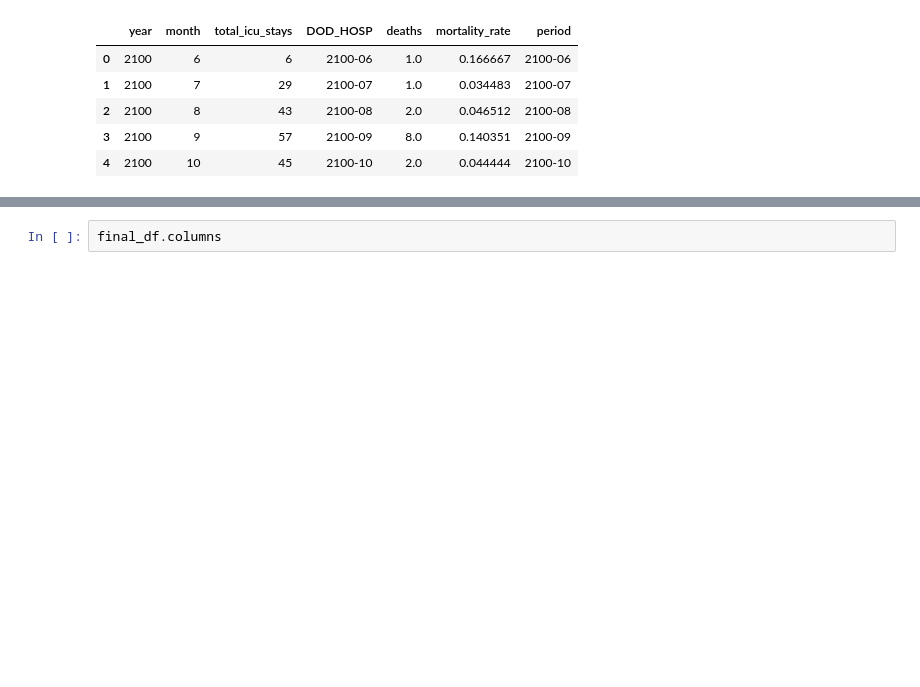
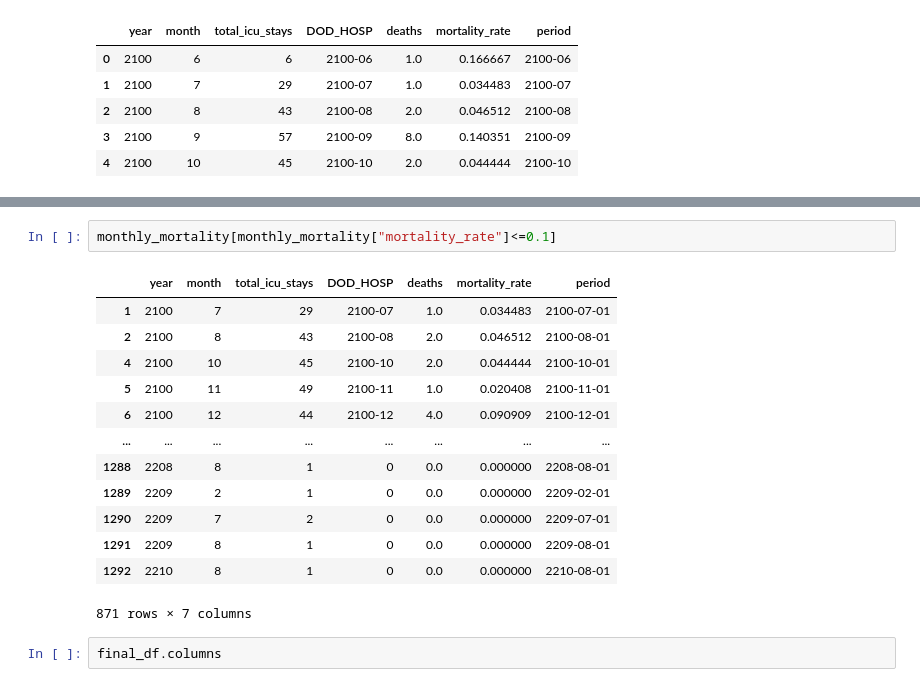
Before and after one commit to Math2130/MIMIC-III-Mortality-Analysis, a Jupyter notebook: VisualizationTime.ipynb, the cells around one changed output, grey strips where cells are left out. Saved outputs shown, nothing was run; the diff lists cells and outputs as text; blank space fills up the shorter version.

```diff
--- a/VisualizationTime.ipynb
+++ b/VisualizationTime.ipynb
@@ -117,3 +177,19 @@ plt.show()
+# %%
+monthly_mortality[monthly_mortality["mortality_rate"]<=0.1]
+# %% [output]
+|  | year | month | total_icu_stays | DOD_HOSP | deaths | mortality_rate | period |
+| 1 | 2100 | 7 | 29 | 2100-07 | 1.0 | 0.034483 | 2100-07-01 |
+| 2 | 2100 | 8 | 43 | 2100-08 | 2.0 | 0.046512 | 2100-08-01 |
+| 4 | 2100 | 10 | 45 | 2100-10 | 2.0 | 0.044444 | 2100-10-01 |
+| 5 | 2100 | 11 | 49 | 2100-11 | 1.0 | 0.020408 | 2100-11-01 |
+| 6 | 2100 | 12 | 44 | 2100-12 | 4.0 | 0.090909 | 2100-12-01 |
+| ... | ... | ... | ... | ... | ... | ... | ... |
+| 1288 | 2208 | 8 | 1 | 0 | 0.0 | 0.000000 | 2208-08-01 |
+| 1289 | 2209 | 2 | 1 | 0 | 0.0 | 0.000000 | 2209-02-01 |
+| 1290 | 2209 | 7 | 2 | 0 | 0.0 | 0.000000 | 2209-07-01 |
+| 1291 | 2209 | 8 | 1 | 0 | 0.0 | 0.000000 | 2209-08-01 |
+| 1292 | 2210 | 8 | 1 | 0 | 0.0 | 0.000000 | 2210-08-01 |
+871 rows × 7 columns
 # %%
 final_df.columns
 # %% [output]
```
Also changed, not shown: parts of 9 cells of this notebook, 2 other files.
